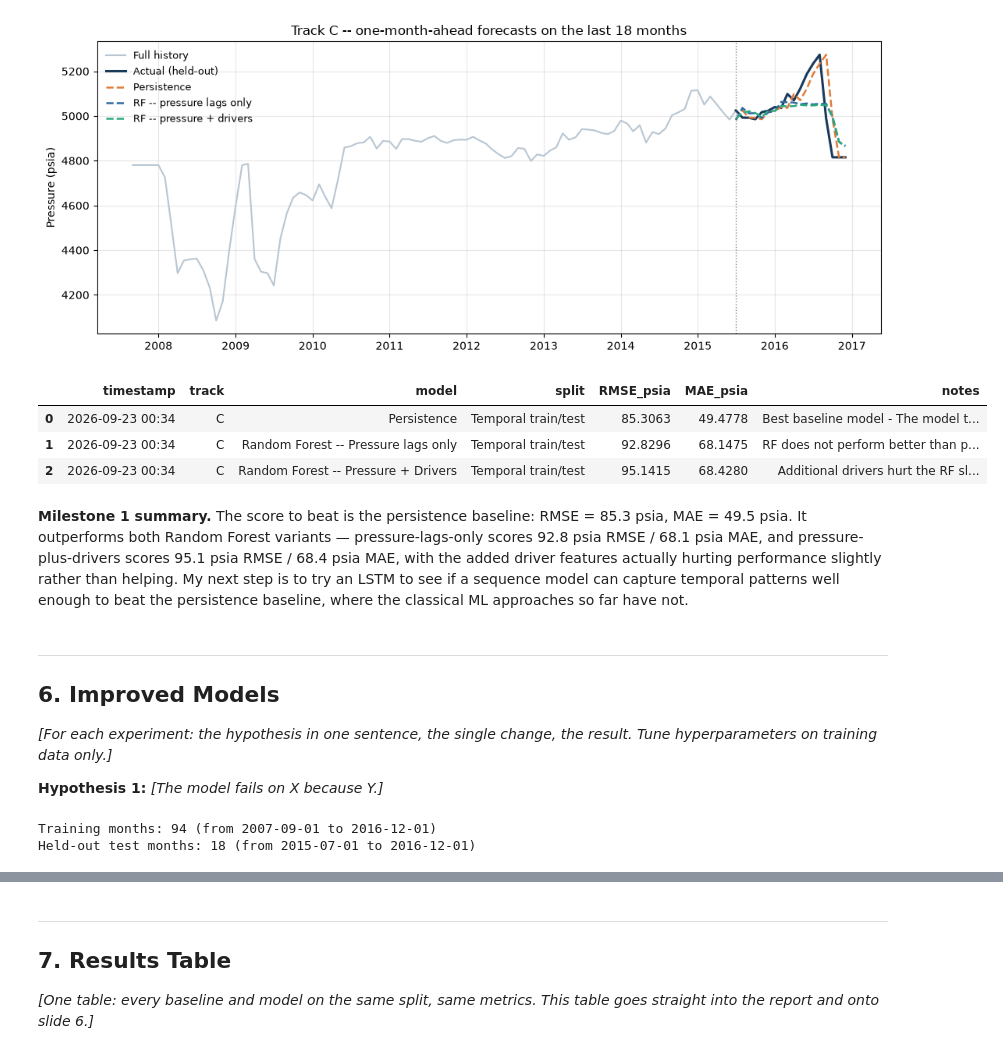
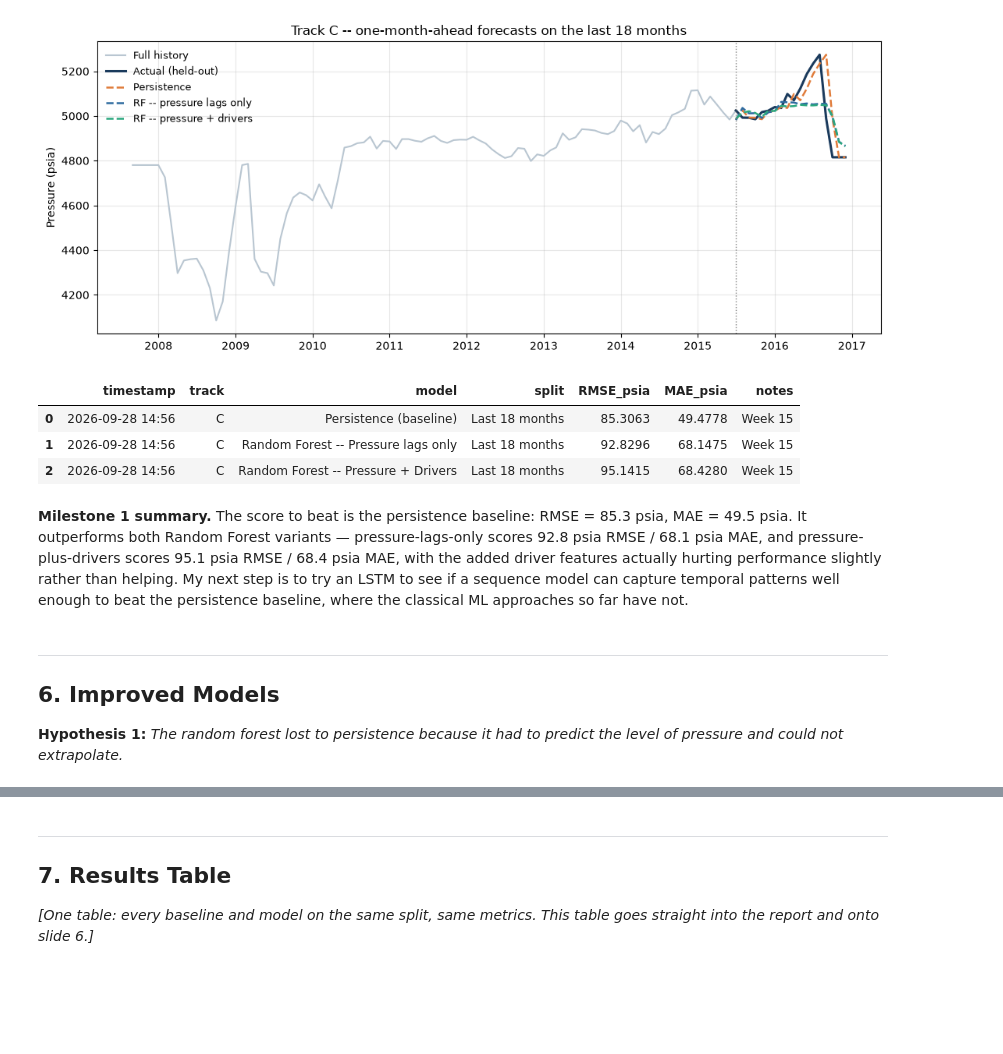
Before and after one commit to sadaraka-kadi/ml4pe-pressure-forecasting, a Jupyter notebook: notebooks/capstone.ipynb, the cells around one changed output, grey strips where cells are left out. Saved outputs shown, nothing was run; the diff lists cells and outputs as text; code cells hidden in the pictures; blank space fills up the shorter version.

Commit message:
Experiment 1 and 2

```diff
--- a/notebooks/capstone.ipynb
+++ b/notebooks/capstone.ipynb
@@ -278,31 +315,33 @@ plt.tight_layout(); plt.show()
 [figure]
 # %%
 # Logging results
+if os.path.exists(LOG_PATH):
+    os.remove(LOG_PATH)
 log_result(track="C",
-           model="Persistence",
-           split="Temporal train/test",
+           model="Persistence (baseline)",
+           split="Last 18 months",
            metrics={"RMSE_psia": rmse(test_C["Pressure_psia"], preds_C["Persistence"]),
                     "MAE_psia": mean_absolute_error(test_C["Pressure_psia"], preds_C["Persistence"])},
-           notes="Best baseline model - The model to beat")
+           notes="Week 15")
 
 log_result(track="C",
            model="Random Forest -- Pressure lags only",
-           split="Temporal train/test",
+           split="Last 18 months",
            metrics={"RMSE_psia": rmse(test_C["Pressure_psia"], preds_C["RF -- pressure lags only"]),
                     "MAE_psia": mean_absolute_error(test_C["Pressure_psia"], preds_C["RF -- pressure lags only"])},
-           notes="RF does not perform better than persistence, does not extrapolate well on unseen data")
+           notes="Week 15")
 
 log_result(track="C",
            model="Random Forest -- Pressure + Drivers",
-           split="Temporal train/test",
+           split="Last 18 months",
            metrics={"RMSE_psia": rmse(test_C["Pressure_psia"], preds_C["RF -- pressure + drivers"]),
              "MAE_psia": mean_absolute_error(test_C["Pressure_psia"], preds_C["RF -- pressure + drivers"])},
-           notes="Additional drivers hurt the RF slightly")
+           notes="Week 15")
 # %% [output]
 |  | timestamp | track | model | split | RMSE_psia | MAE_psia | notes |
-| 0 | 2026-09-23 00:34 | C | Persistence | Temporal train/test | 85.3063 | 49.4778 | Best baseline model - The model t... |
-| 1 | 2026-09-23 00:34 | C | Random Forest -- Pressure lags only | Temporal train/test | 92.8296 | 68.1475 | RF does not perform better than p... |
-| 2 | 2026-09-23 00:34 | C | Random Forest -- Pressure + Drivers | Temporal train/test | 95.1415 | 68.4280 | Additional drivers hurt the RF sl... |
+| 0 | 2026-09-28 14:56 | C | Persistence (baseline) | Last 18 months | 85.3063 | 49.4778 | Week 15 |
+| 1 | 2026-09-28 14:56 | C | Random Forest -- Pressure lags only | Last 18 months | 92.8296 | 68.1475 | Week 15 |
+| 2 | 2026-09-28 14:56 | C | Random Forest -- Pressure + Drivers | Last 18 months | 95.1415 | 68.4280 | Week 15 |
 # %% [markdown]
 **Milestone 1 summary.** The score to beat is the persistence baseline: RMSE = 85.3 psia,
 MAE = 49.5 psia. It outperforms both Random Forest variants — pressure-lags-only scores
@@ -314,43 +353,4 @@ to beat the persistence baseline, where the classical ML approaches so far have
 ---
 ## 6. Improved Models
 
-*[For each experiment: the hypothesis in one sentence, the single change, the result. Tune
-hyperparameters on training data only.]*
-
-**Hypothesis 1:** *[The model fails on X because Y.]*
+**Hypothesis 1:** *The random forest lost to persistence because it had to predict the level of pressure and could not extrapolate.*
-# %%
-# Experiment 1
-# Three Feature LSTM on level pressure
-
-#  LSTM Split
-WINDOW = 6
-TEST_MONTHS = 18
-
-# Three-feature array
-series = volve[DRIVERS].values.astype("float32")
-
-# Temporal train/test split
-n_test = TEST_MONTHS
-n_train = len(series) - n_test
-
-train_raw = series[:n_train]
-test_raw = series[n_train - WINDOW:]
-
-# Feature scaler and Target Scaler separately
-feature_scaler = MinMaxScaler(feature_range=(0, 1))
-target_scaler = MinMaxScaler(feature_range=(0,1))
-
-# Fit feature scaler on train only
-train_scaled = feature_scaler.fit_transform(train_raw)
-test_scaled = feature_scaler.transform(test_raw)
-
-target_scaled = target_scaler.fit(train_raw[:, [0]])
-
-train_dates = volve["Date"].iloc[:n_train]
-test_dates = volve["Date"].iloc[n_train:]
-
-print(f"Training months: {n_train} (from {train_dates.min().date()} to {test_dates.max().date()})")
-print(f"Held-out test months: {n_test} (from {test_dates.min().date()} to {test_dates.max().date()})")
-# %% [output]
-Training months: 94 (from 2007-09-01 to 2016-12-01)
-Held-out test months: 18 (from 2015-07-01 to 2016-12-01)
```
Also changed, not shown: parts of 38 cells of this notebook.
